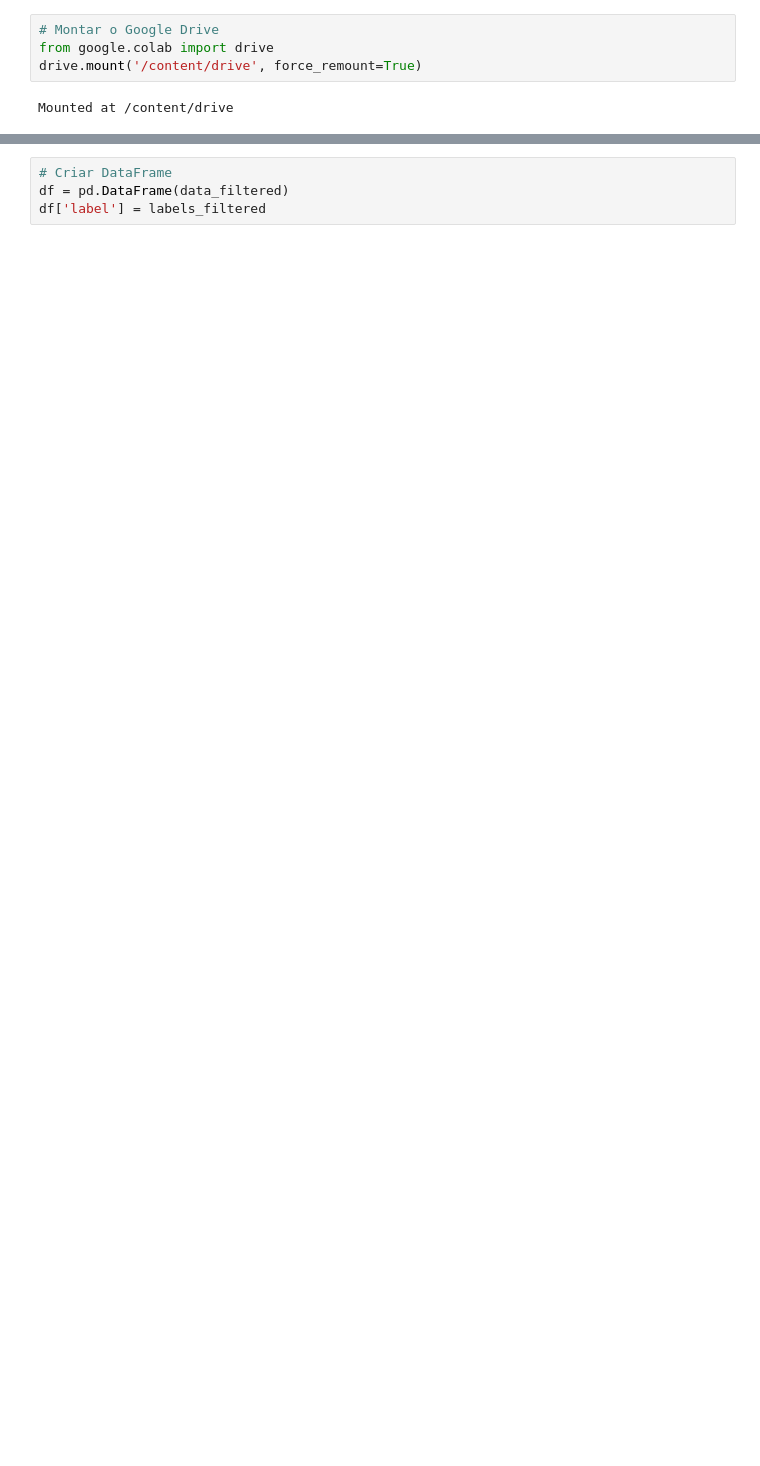
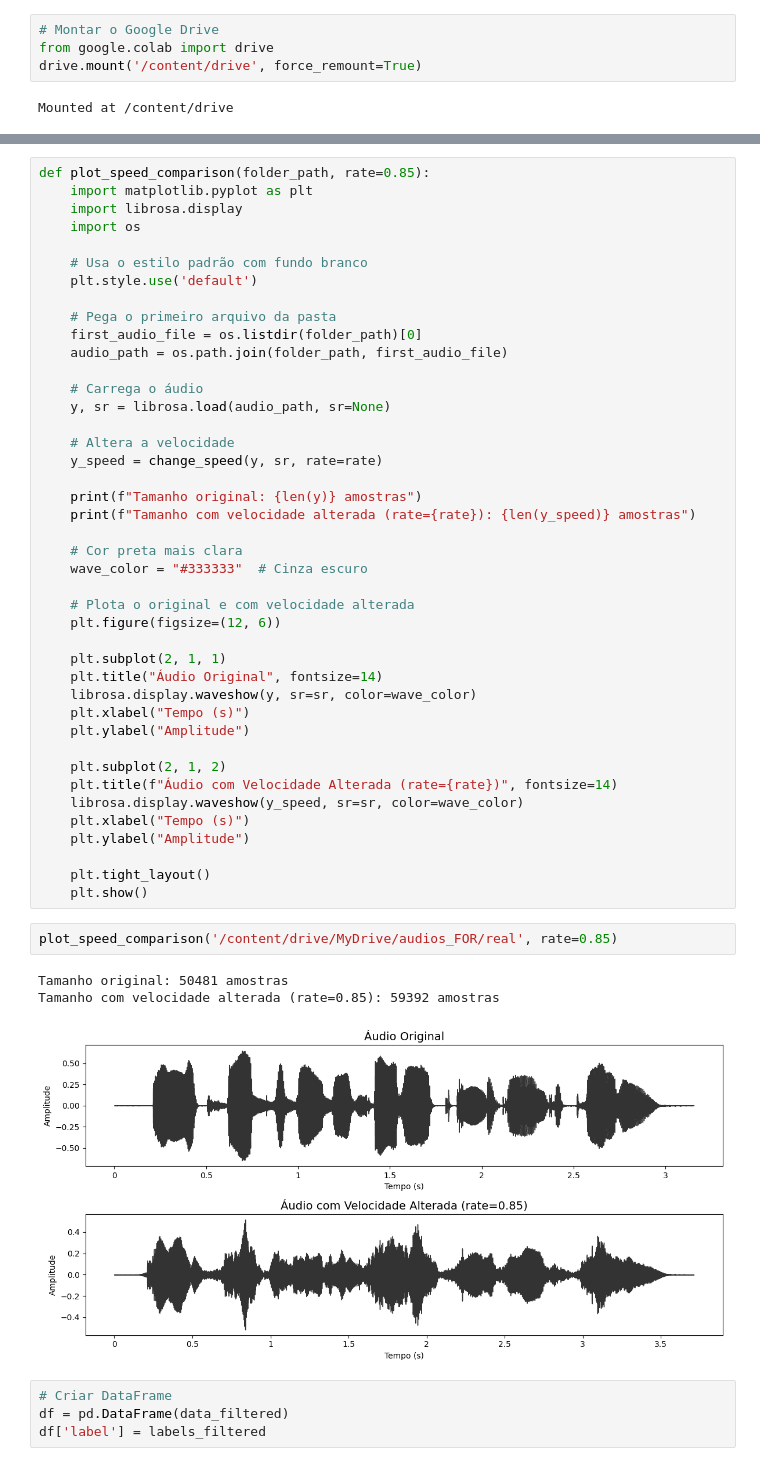
Before and after one commit to vitormunnizz/audio_for, a Jupyter notebook: Speed_Perturbation.ipynb, the cells around one changed output, grey strips where cells are left out. Cells and saved outputs as stored; diff of their text form; blank space fills up the shorter version.

```diff
--- a/Speed_Perturbation.ipynb
+++ b/Speed_Perturbation.ipynb
@@ -105,3 +110,51 @@ Erro ao processar /content/drive/MyDrive/audios_FOR/fake/file97.mp3: time_stretc
+# %%
+def plot_speed_comparison(folder_path, rate=0.85):
+    import matplotlib.pyplot as plt
+    import librosa.display
+    import os
+
+    # Usa o estilo padrão com fundo branco
+    plt.style.use('default')
+
+    # Pega o primeiro arquivo da pasta
+    first_audio_file = os.listdir(folder_path)[0]
+    audio_path = os.path.join(folder_path, first_audio_file)
+
+    # Carrega o áudio
+    y, sr = librosa.load(audio_path, sr=None)
+
+    # Altera a velocidade
+    y_speed = change_speed(y, sr, rate=rate)
+
+    print(f"Tamanho original: {len(y)} amostras")
+    print(f"Tamanho com velocidade alterada (rate={rate}): {len(y_speed)} amostras")
+
+    # Cor preta mais clara
+    wave_color = "#333333"  # Cinza escuro
+
+    # Plota o original e com velocidade alterada
+    plt.figure(figsize=(12, 6))
+
+    plt.subplot(2, 1, 1)
+    plt.title("Áudio Original", fontsize=14)
+    librosa.display.waveshow(y, sr=sr, color=wave_color)
+    plt.xlabel("Tempo (s)")
+    plt.ylabel("Amplitude")
+
+    plt.subplot(2, 1, 2)
+    plt.title(f"Áudio com Velocidade Alterada (rate={rate})", fontsize=14)
+    librosa.display.waveshow(y_speed, sr=sr, color=wave_color)
+    plt.xlabel("Tempo (s)")
+    plt.ylabel("Amplitude")
+
+    plt.tight_layout()
+    plt.show()
+# %%
+plot_speed_comparison('/content/drive/MyDrive/audios_FOR/real', rate=0.85)
+# %% [output]
+Tamanho original: 50481 amostras
+Tamanho com velocidade alterada (rate=0.85): 59392 amostras
+[figure, added]
 # %%
 # Criar DataFrame
 df = pd.DataFrame(data_filtered)
```
Also changed, not shown: parts of 31 cells of this notebook.
